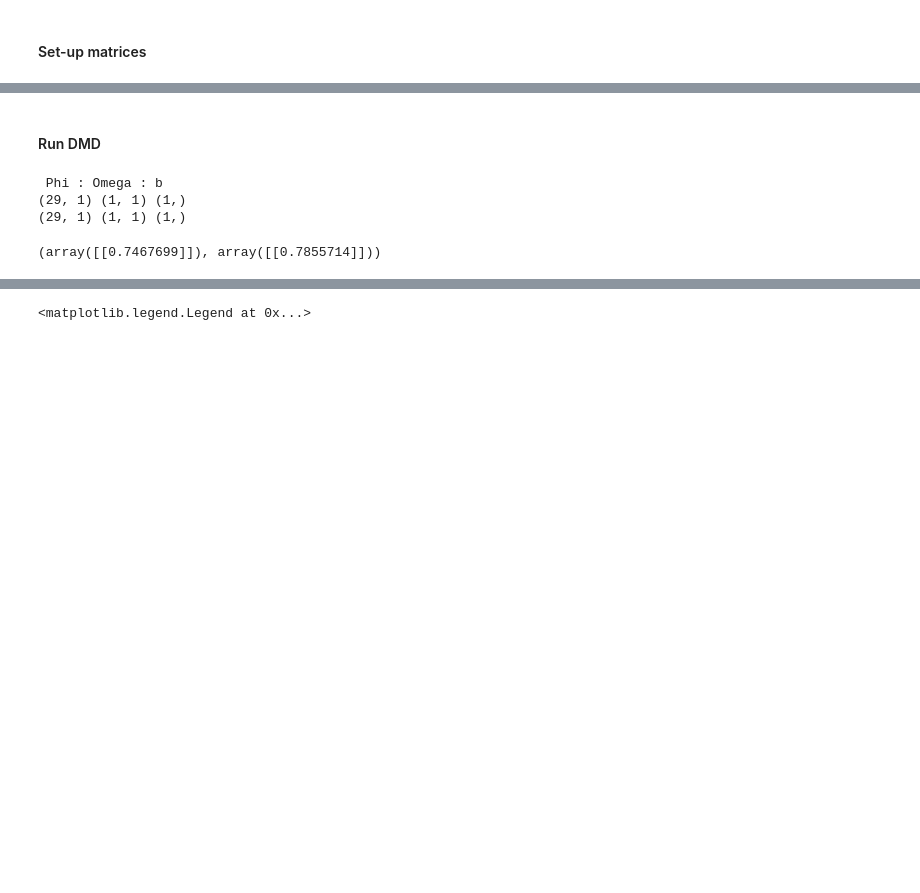
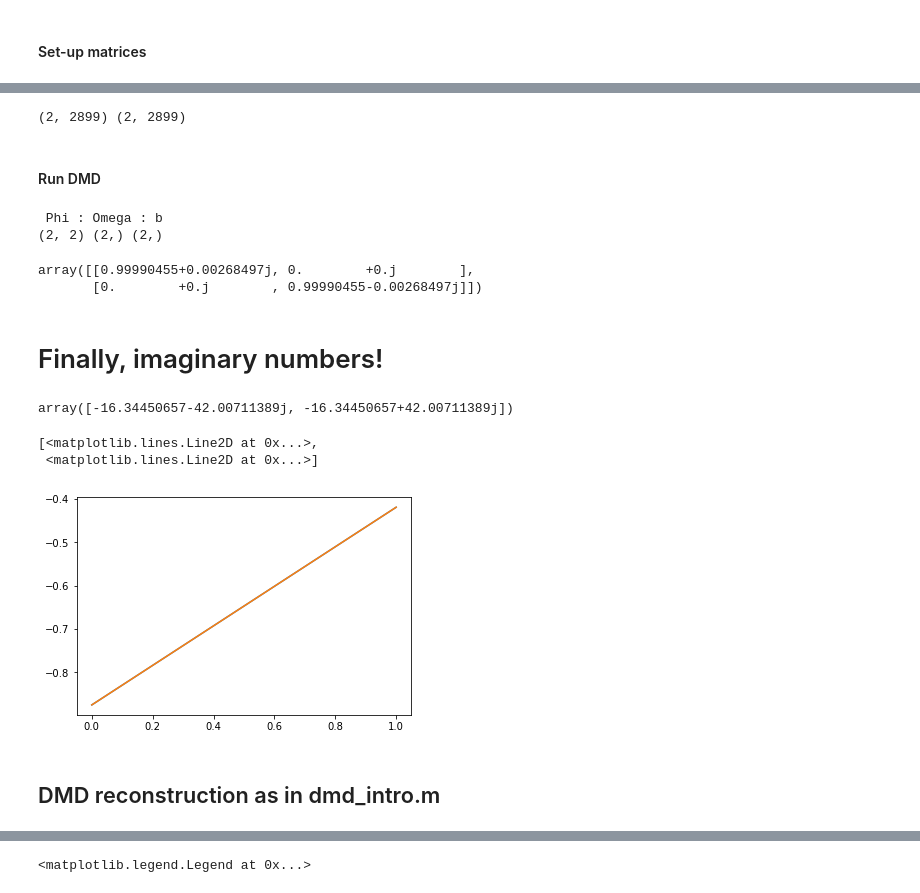
Before and after one commit to jmichellehu/ComplexSystems_AMATH563, a Jupyter notebook: hw2/AMATH563_hw2_Q1_Q2.ipynb, the cells around one changed output, grey strips where cells are left out. Cells and saved outputs as stored; diff of their text form; code cells hidden in the pictures; blank space fills up the shorter version.

Commit message:
hw2/AMATH563_hw2_Q1_Q2.ipynb: updated dmd with proper dimensions as in dmd_intro.m example

```diff
--- a/hw2/AMATH563_hw2_Q1_Q2.ipynb
+++ b/hw2/AMATH563_hw2_Q1_Q2.ipynb
@@ -70,16 +71,0 @@ print(X.shape, Xprime.shape, Y.shape, Yprime.shape)
-# %%
-def DMD(X,Xprime,r, dt=2):
-    '''Dynamic Mode Decomposition Function from book'''
-    U,Sigma,VT = np.linalg.svd(X,full_matrices=0) # Step 1
-    Ur = U[:,:r]
-    Sigmar = np.diag(Sigma[:r])
-    VTr = VT[:r,:]
-    Atilde = np.linalg.solve(Sigmar.T,(Ur.T @ Xprime @ VTr.T).T).T # Step 2
-    Lambda, W = np.linalg.eig(Atilde) # Step 3
-    Lambda = np.diag(Lambda)
-
-    Phi = Xprime @ np.linalg.solve(Sigmar.T,VTr).T @ W # Step 4
-    alpha1 = Sigmar @ VTr[:,0]
-    b = np.linalg.solve(W @ Lambda,alpha1)
-    Omega = np.log(Lambda)/dt
-    return Phi, Omega, b, Lambda
@@ -86,2 +76,24 @@ def DMD(X,Xprime,r, dt=2):
+# %%
+# Heavily interpolate
+t = df.Year.values
+dt = (t[1] - t[0])/100 # make 10 times more points ()
+
+# Interpolate for more points
+years, dense_hare = densify(t, df.Hare.values, dt)
+years, dense_lynx = densify(t, df.Lynx.values, dt)
+
+X_dense=np.stack((dense_hare, dense_lynx)).T # in form time, states
+
+# DMD set-up
+X=X_dense[:-1,:]
+Xprime=X_dense[1:,:]
+
+# Transpose matrices
+# two state variables, want observations on other dimension
+X=X.T
+Xprime=Xprime.T
+print(X.shape, Xprime.shape)
+# %% [output]
+(2, 2899) (2, 2899)
 # %% [markdown]
 #### Run DMD
@@ -96,16 +100,29 @@ def DMD(X,Xprime,r, dt=2):
 # %%
-r=4
+r=2
+
 Phi_X, Omega_X, b_X, Lambda_X = DMD(X, Xprime, r)
-Phi_Y, Omega_Y, b_Y, Lambda_Y = DMD(Y, Yprime, r)
-
 print(" Phi : Omega : b ", )
 print(Phi_X.shape, Omega_X.shape, b_X.shape)
-print(Phi_Y.shape, Omega_X.shape, b_Y.shape)
 # %% [output]
  Phi : Omega : b
-(29, 1) (1, 1) (1,)
-(29, 1) (1, 1) (1,)
+(2, 2) (2,) (2,)
 # %%
-Lambda_X, Lambda_Y
+Lambda_X
+# Lambda_Y
 # %% [output]
-(array([[0.7467699]]), array([[0.7855714]]))
+array([[0.99990455+0.00268497j, 0.        +0.j        ],
+       [0.        +0.j        , 0.99990455-0.00268497j]])
+# %% [markdown]
+# Finally, imaginary numbers!
+# %%
+b_X
+# %% [output]
+array([-16.34450657-42.00711389j, -16.34450657+42.00711389j])
+# %%
+plt.plot(np.real(Phi_X))
+# %% [output]
+[<matplotlib.lines.Line2D at 0x...>,
+ <matplotlib.lines.Line2D at 0x...>]
+[figure, added]
+# %% [markdown]
+## DMD reconstruction as in dmd_intro.m
```
Also changed, not shown: parts of 12 cells of this notebook.
